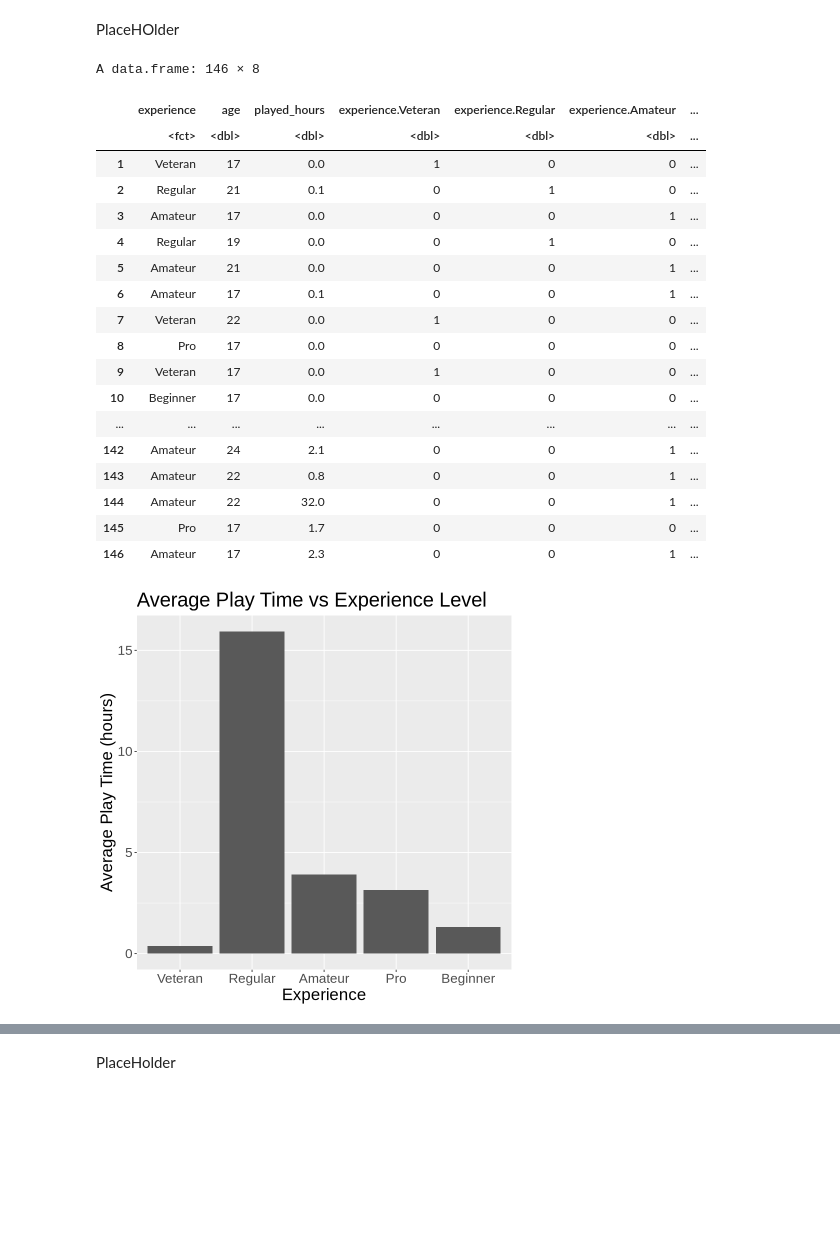
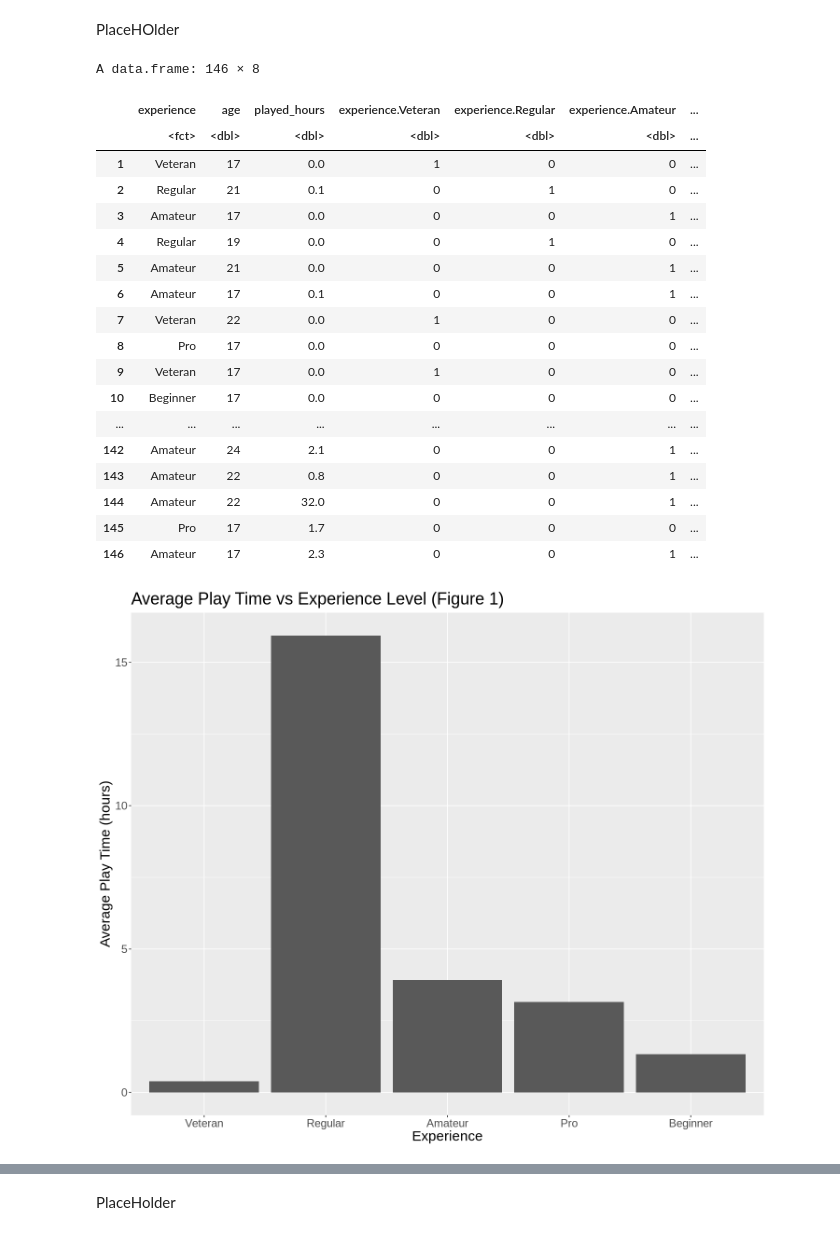
Before and after one commit to alexxu06/DSCI-Project, a Jupyter notebook: FinalVersion.ipynb, the cells around one changed output, grey strips where cells are left out. Saved outputs shown, nothing was run; the diff lists cells and outputs as text; code cells hidden in the pictures; blank space fills up the shorter version.

```diff
--- a/FinalVersion.ipynb
+++ b/FinalVersion.ipynb
@@ -98,42 +98,45 @@ encoded_player_data <- predict(player_data_one_hot_encoding, newdata=players_dat
 encoded_player_data <- cbind(players_data_tidy_train, encoded_player_data)
 encoded_player_data
 
+options(repr.plot.width = 12, repr.plot.height = 10)
+
 player_data_average_graph <- players_data_tidy_train |>
                         group_by(experience) |>
                         summarize(average = mean(played_hours)) |>  # average play hours for each experience group
                         ggplot(aes(experience, average)) + # graph
                         geom_bar(stat="identity") +
-                        labs(x="Experience", y="Average Play Time (hours)", title="Average Play Time vs Experience Level") +
-                        theme(text=element_text(size=20))
+                        labs(x="Experience", y="Average Play Time (hours)", title="Average Play Time vs Experience Level (Figure 1)") +
+                        theme(text=element_text(size=18))
 
 player_data_average_graph
 
 encoded_player_graph <- ggplot(encoded_player_data, aes(x=experience.Amateur, y=played_hours, color="Amateur")) +
                             geom_point(aes(x=experience.Beginner, color="Beginner")) +
                             geom_point(aes(x=experience.Pro, color="Pro")) +
                             geom_point(aes(x=experience.Regular, color="Regular")) +
                             geom_point(aes(x=experience.Veteran, color="Veteran")) +
-                            labs(x="Experience Levels", y="Hours Played")
+                            labs(x="Experience Levels", y="Hours Played", title="Average Play Time vs One  Hot Encoded Experience Level (Figure 2)") +
+                            theme(text=element_text(size=18))
 
 encoded_player_graph
 # %% [output]
 A data.frame: 146 × 8
 |  | experience | age | played_hours | experience.Veteran | experience.Regular | experience.Amateur | ... |
 |  | <fct> | <dbl> | <dbl> | <dbl> | <dbl> | <dbl> | ... |
 | 1 | Veteran | 17 | 0.0 | 1 | 0 | 0 | ... |
 | 2 | Regular | 21 | 0.1 | 0 | 1 | 0 | ... |
 | 3 | Amateur | 17 | 0.0 | 0 | 0 | 1 | ... |
 | 4 | Regular | 19 | 0.0 | 0 | 1 | 0 | ... |
 | 5 | Amateur | 21 | 0.0 | 0 | 0 | 1 | ... |
 | 6 | Amateur | 17 | 0.1 | 0 | 0 | 1 | ... |
 | 7 | Veteran | 22 | 0.0 | 1 | 0 | 0 | ... |
 | 8 | Pro | 17 | 0.0 | 0 | 0 | 0 | ... |
 | 9 | Veteran | 17 | 0.0 | 1 | 0 | 0 | ... |
 | 10 | Beginner | 17 | 0.0 | 0 | 0 | 0 | ... |
 | ... | ... | ... | ... | ... | ... | ... | ... |
 | 142 | Amateur | 24 | 2.1 | 0 | 0 | 1 | ... |
 | 143 | Amateur | 22 | 0.8 | 0 | 0 | 1 | ... |
 | 144 | Amateur | 22 | 32.0 | 0 | 0 | 1 | ... |
 | 145 | Pro | 17 | 1.7 | 0 | 0 | 0 | ... |
 | 146 | Amateur | 17 | 2.3 | 0 | 0 | 1 | ... |
-[figure, old version]
+[figure, new version]
```
Also changed, not shown: parts of 1 cell of this notebook.
